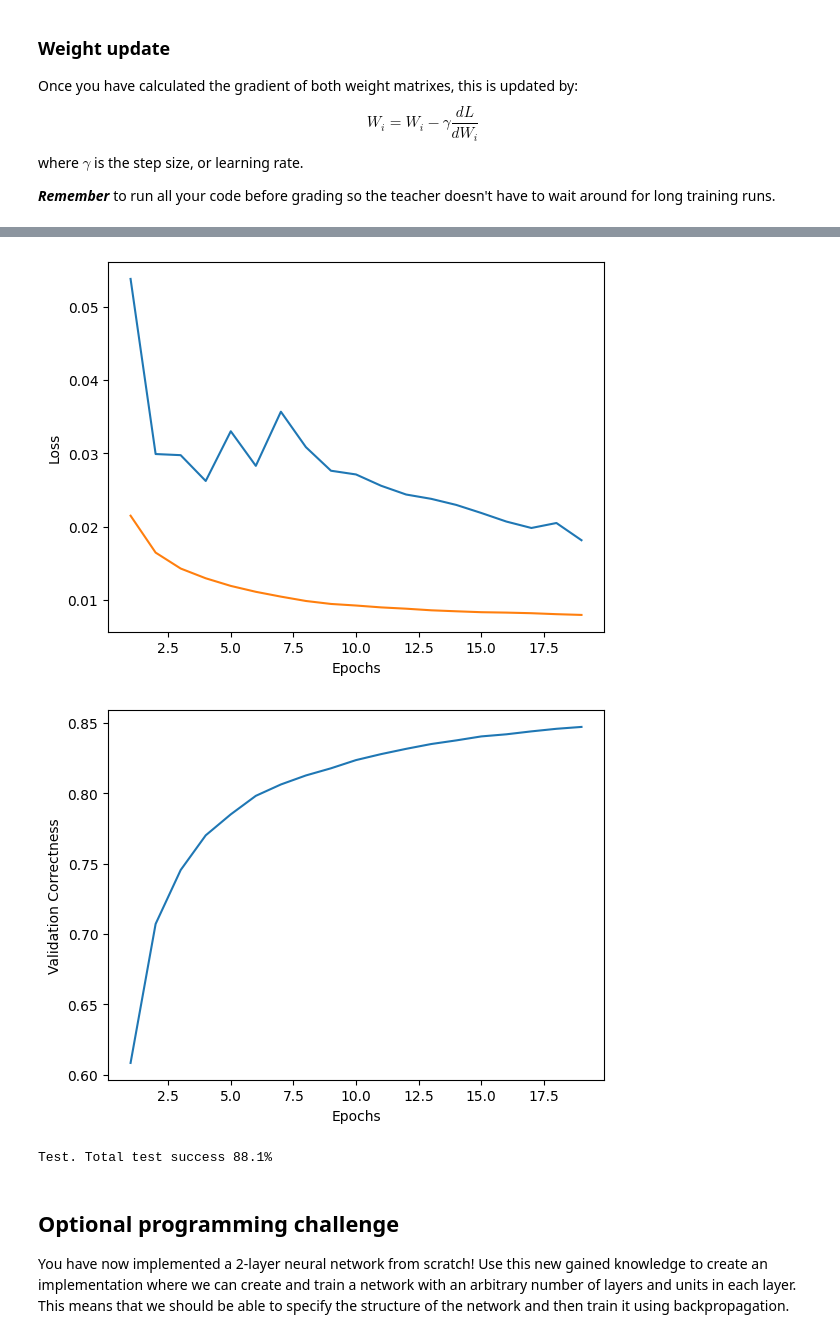
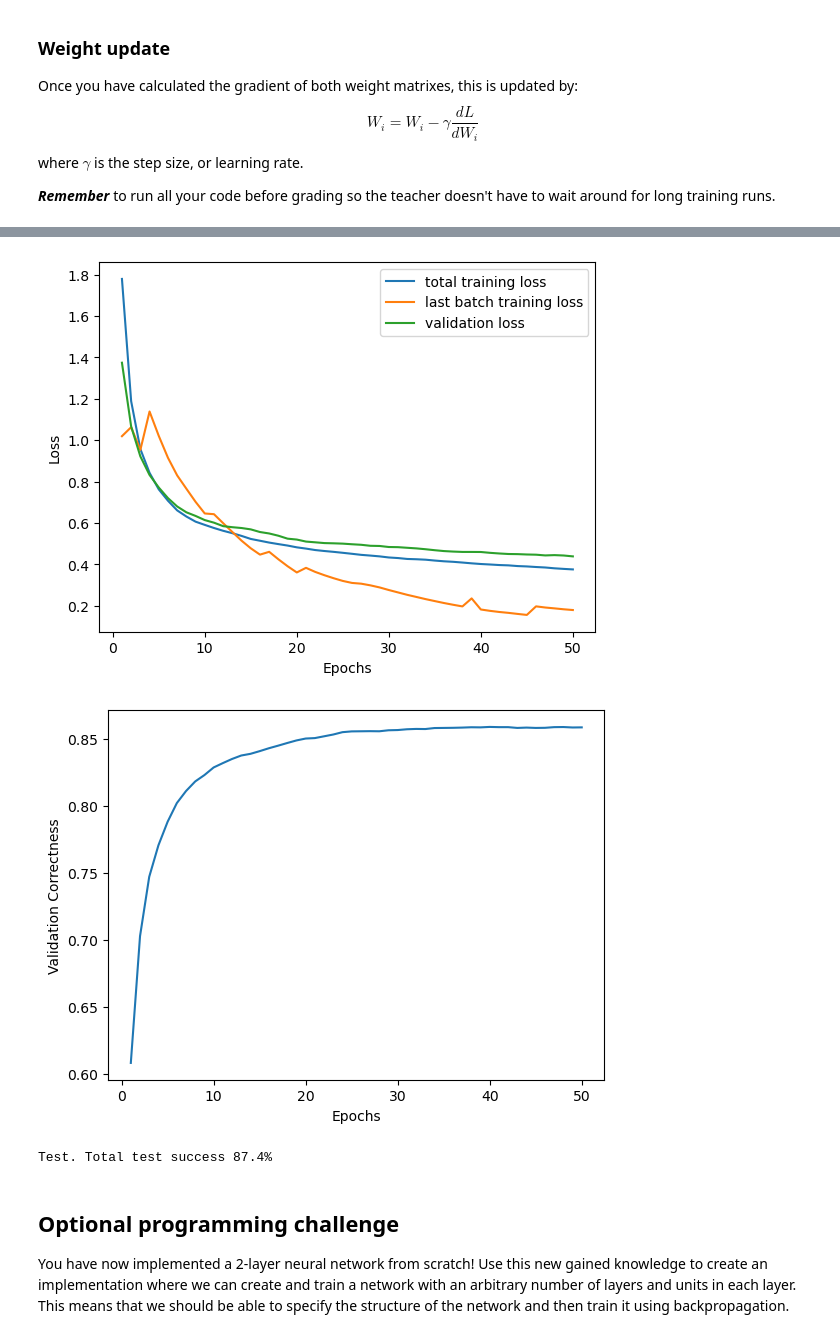
Before and after one commit to RogerJL/LTU, a Jupyter notebook: ANN_Exercise_1_jax_works.ipynb, the cells around one changed output, grey strips where cells are left out. Cells and saved outputs as stored; diff of their text form; code cells hidden in the pictures.

Commit message:
Plotting improvements

```diff
--- a/ANN_Exercise_1_jax_works.ipynb
+++ b/ANN_Exercise_1_jax_works.ipynb
@@ -180,7 +189,7 @@ Create the network using the PyTorch model [torch.nn.Linear](https://pytorch.org
 
 # A matrix (or vector) in PyTorch is usually represented by a Tensor
 # Create a Tensor with our digit vectors
-data = torch.Tensor(x) # A Tensor can be created by simply giving it a nested numpy array/list of numbers as input
+data = torch.Tensor(np.array(x)) # A Tensor can be created by simply giving it a nested numpy array/list of numbers as input
 data = data.detach() # Since we won't be chaning the data during training we detach the Tensor from the computation graph
 
 # Our labels will be the expected outputs of each perceptron for each digit
@@ -642,6 +628,7 @@ EPSILON = 1e-6
 
 @partial(jax.jit, inline=True)
 def softmax(y_pred):
+  y_pred = jnp.array(y_pred, dtype=jnp.float32)
   y_max = jnp.max(y_pred, axis=1)
   z = jnp.subtract(y_pred.T, y_max).T  # for numerical stability
   z_exp = jnp.exp(z)
@@ -664,11 +651,11 @@ def binary_cross_entropy(y_pred, y_true, axis=0):
   # Ignore zero and negative 'y_pred' elements.
   y_pred_when_one = jnp.where(y_pred > 0,
                               y_pred,
-                              1)
+                              jnp.exp(-1))  # y_true = 1, y_pred = 0 should give -1
 
   y_pred_when_zero = jnp.where((1 - y_pred) > 0,
                                1 - y_pred,
-                               jnp.exp(-1))  # y_true = 1 y_pred = 0 should give -1
+                               jnp.exp(-1))  # y_true = 0 y_pred = 1 should give -1
 
   multiply_01 = jnp.log(jnp.where(y_true == 1,
                                   y_pred_when_one,
@@ -687,6 +674,18 @@ def binary_cross_entropy(y_pred, y_true, axis=0):
     loss_d = y_pred - y_true  # Note: y_pred is limited by softmax
 
   return -multiply_01.mean(axis=1), loss_d
+
+def test_cross_entropy():
+    tbce = binary_cross_entropy([[0.5, 0.5, 0, 1, 0, 1]],
+                                [[0,   1,   0, 0, 1, 1]])
+    print("test binary_cross_entropy", tbce)
+    y_pred_sm_ = softmax([[0.5, 0.5, 0, 1, 0, 1]])
+    print("y_pred softmax", y_pred_sm_)
+    tbce = binary_cross_entropy(y_pred_sm_,
+                                [[0,   1,   0, 0, 1, 1]])
+    print("test binary_cross_entropy softmax", tbce)
+
+# test_cross_entropy()
 
 @partial(jax.jit, inline=True)
 def loss_fn(y_pred, y):
@@ -777,11 +776,14 @@ for epoch in range(epochs):
         inputs_ = inputs.numpy()  #x
         labels_ = labels.numpy()  #y
 
-        batch_training_loss, (w1, b1), (w2, b2) = jit_train_batch(inputs_, labels_, w1, b1, w2, b2)
+        # Compute loss function, squared error
+        loss, (w1, b1), (w2, b2) = jit_train_batch(inputs_, labels_, w1, b1, w2, b2)
 
 #        print(f"Epoch {epoch} batch {batch_no} loss {batch_training_loss / batch_size:.3f}")
 
-        total_trainings += train_batch_size
+        batch_trainings = labels.shape[0]
+        batch_training_loss = loss.sum()
+        total_trainings += batch_trainings
         total_training_loss += batch_training_loss
 
     # Validate the model
@@ -801,12 +803,13 @@ for epoch in range(epochs):
 
     correct_fraction = correct / total_validations
     validation_loss_mean = total_validation_loss / total_validations
-    training_loss_mean = batch_training_loss / train_batch_size  # only last batch
+    training_loss_mean = total_training_loss / total_trainings
+    batch_training_loss_mean = batch_training_loss / batch_trainings  # last batch
     now_wall = time.perf_counter()
-    print(f"Epoch {epoch} {now_wall - prev_wall:.3f}s Training loss {training_loss_mean:.3f} "
+    print(f"Epoch {epoch} {now_wall - prev_wall:.3f}s Training loss {training_loss_mean:.3f}, last batch {batch_training_loss_mean:.3f} "
           f"Validation loss {validation_loss_mean:.3f} "
           f"success {100 * correct_fraction:.1f}%")
     prev_wall = now_wall
 # Plot training and validation loss
-    plot_data.append((training_loss_mean, validation_loss_mean, correct_fraction))
+    plot_data.append((training_loss_mean, batch_training_loss_mean, validation_loss_mean, correct_fraction))
 # %% [output]
@@ -830,21 +833,22 @@ Epoch 49 13.924s Training loss 0.135 Validation loss 0.429 success 86.2%
 # %%
 plot_data_ = numpy.array(plot_data)
 epochs_ = plot_data_.shape[0]  # actual epochs recorded
 
 # Plot the training loss per epoch
-plt.plot(range(1, epochs_ + 1), plot_data_[:, 0])
-plt.plot(range(1, epochs_ + 1), plot_data_[:, 1])
+fig, ax = plt.subplots()
+ttl = ax.plot(range(1, epochs_ + 1), plot_data_[:, 0:3])
+ax.legend(["total training loss", "last batch training loss", "validation loss"])
 plt.xlabel('Epochs')
 plt.ylabel('Loss')
 plt.show()
 
-plt.plot(range(1, epochs_+1), plot_data_[:, 2])
+plt.plot(range(1, epochs_ + 1), plot_data_[:, 3])
 plt.xlabel('Epochs')
 plt.ylabel('Validation Correctness')
 plt.show()
 # %% [output]
-[figure, old version]
+[figure, new version]
-[figure, old version]
+[figure, new version]
 # %%
 # Calculate accuracy on one test batch
 
@@ -868,7 +872,7 @@ for batch_no, (images, labels) in zip(itertools.count(), iter(test_loader)):
 correct_fraction = correct / total
 print(f"Test. Total test success {100 * correct_fraction:.1f}%")
 # %% [output]
-Test. Total test success 88.1%
+Test. Total test success 87.4%
 # %% [markdown]
 ## Optional programming challenge
 You have now implemented a 2-layer neural network from scratch! Use this new gained knowledge to create an implementation where we can create and train a network with an arbitrary number of layers and units in each layer. This means that we should be able to specify the structure of the network and then train it using backpropagation.
```
Also changed, not shown: parts of 6 cells of this notebook, 1 other file.
